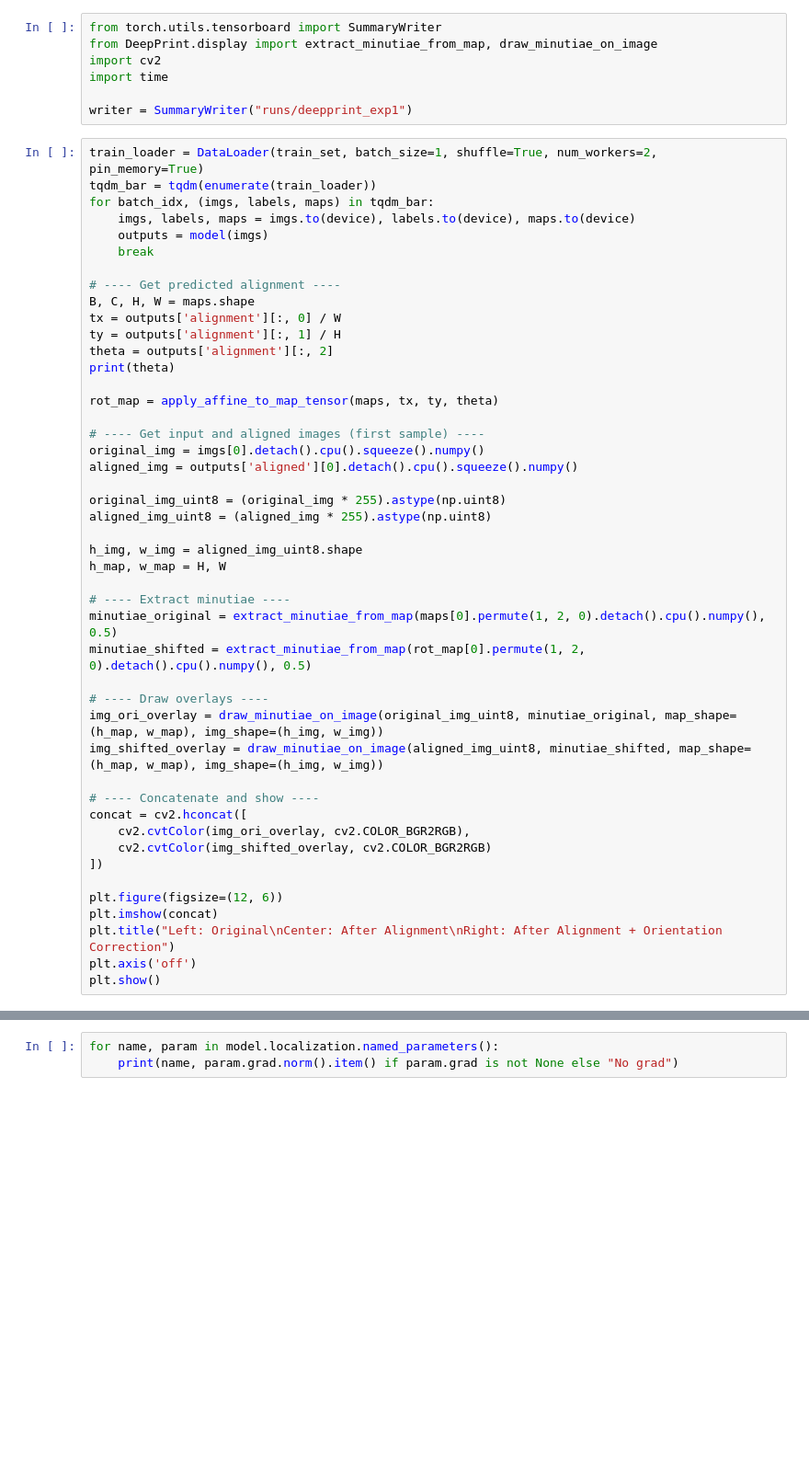
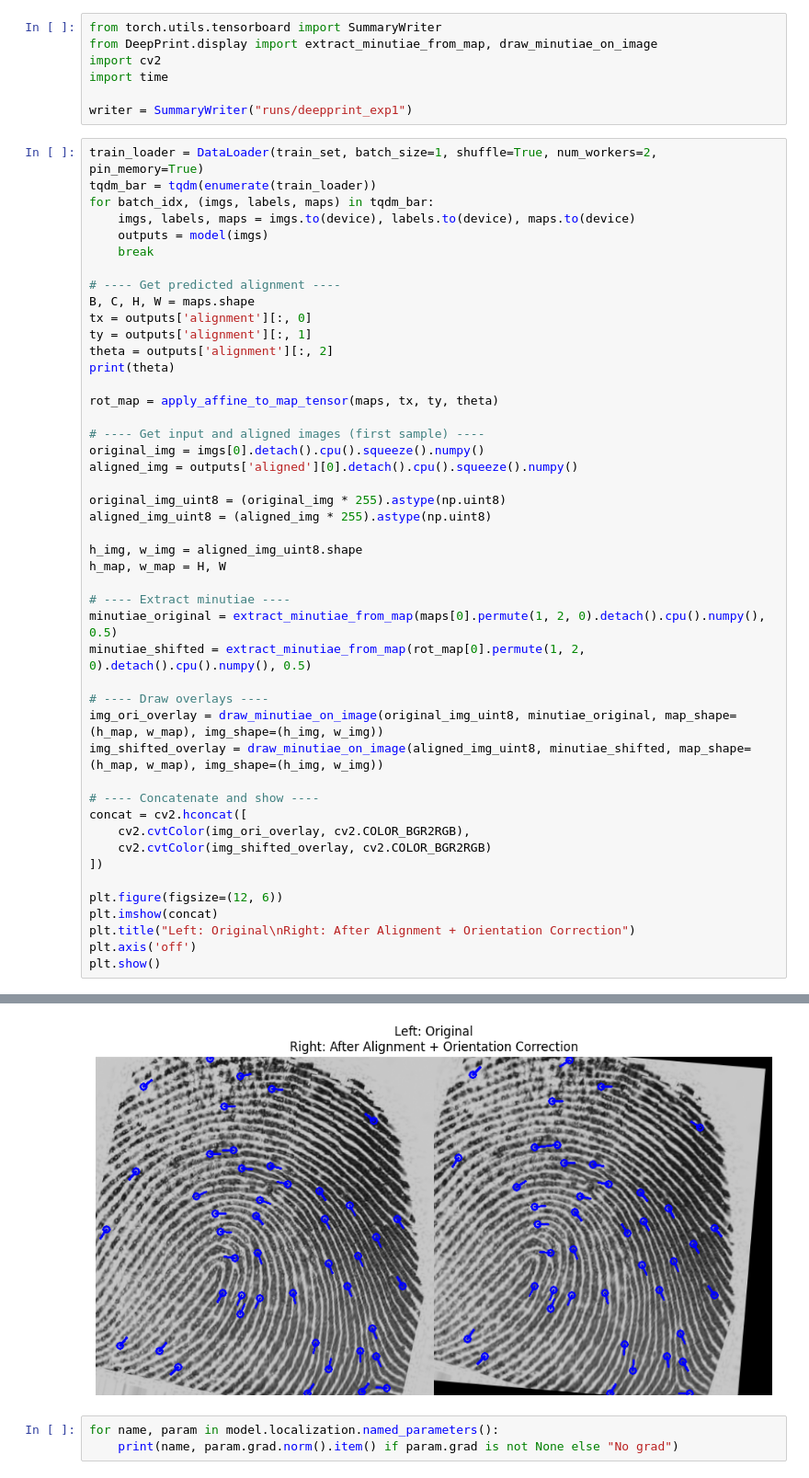
Before and after one commit to Nbeleski/deep-print, a Jupyter notebook: fine-tuning-new.ipynb, the cells around one changed output, grey strips where cells are left out. Shown at 92% size. Cells and saved outputs as stored; diff of their text form; blank space fills up the shorter version.

Commit message:
batch affine map rotation, actually apply individual aligmente params to each image

```diff
--- a/fine-tuning-new.ipynb
+++ b/fine-tuning-new.ipynb
@@ -274,8 +276,8 @@ for batch_idx, (imgs, labels, maps) in tqdm_bar:
 
 # ---- Get predicted alignment ----
 B, C, H, W = maps.shape
-tx = outputs['alignment'][:, 0] / W
-ty = outputs['alignment'][:, 1] / H
+tx = outputs['alignment'][:, 0]
+ty = outputs['alignment'][:, 1]
 theta = outputs['alignment'][:, 2]
 print(theta)
 
@@ -307,7 +309,7 @@ concat = cv2.hconcat([
 
 plt.figure(figsize=(12, 6))
 plt.imshow(concat)
-plt.title("Left: Original\nCenter: After Alignment\nRight: After Alignment + Orientation Correction")
+plt.title("Left: Original\nRight: After Alignment + Orientation Correction")
 plt.axis('off')
 plt.show()
 # %% [output]
@@ -316,3 +317,4 @@ TypeError: expected np.ndarray (got Tensor)
+[figure, added]
 # %%
 for name, param in model.localization.named_parameters():
     print(name, param.grad.norm().item() if param.grad is not None else "No grad")
```
Also changed, not shown: parts of 5 cells of this notebook, 2 other files.
